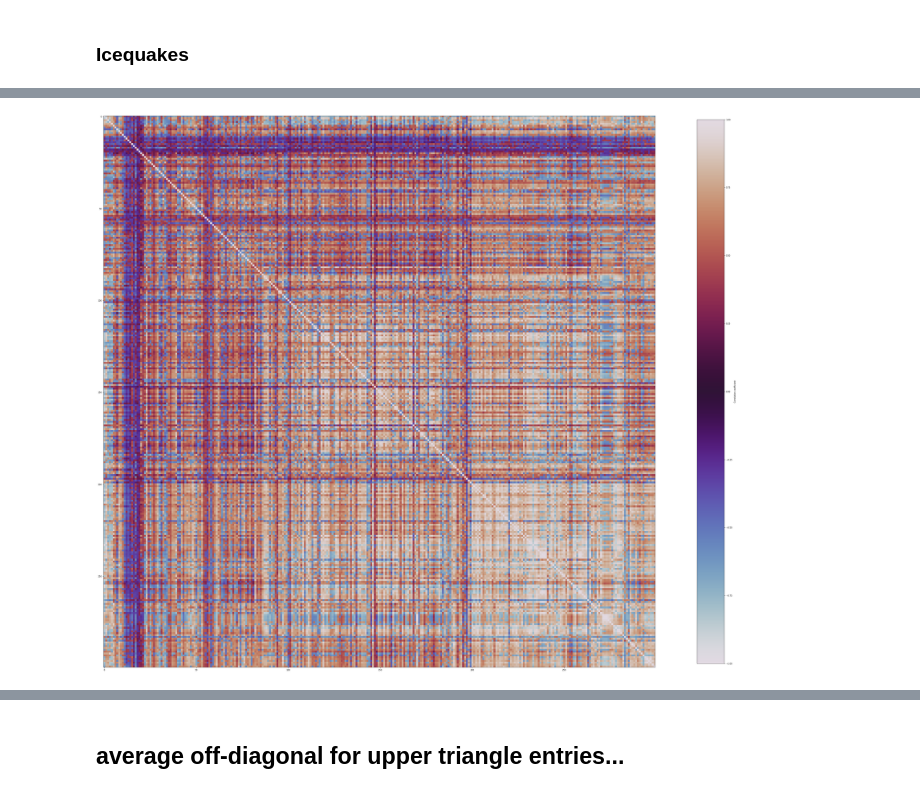
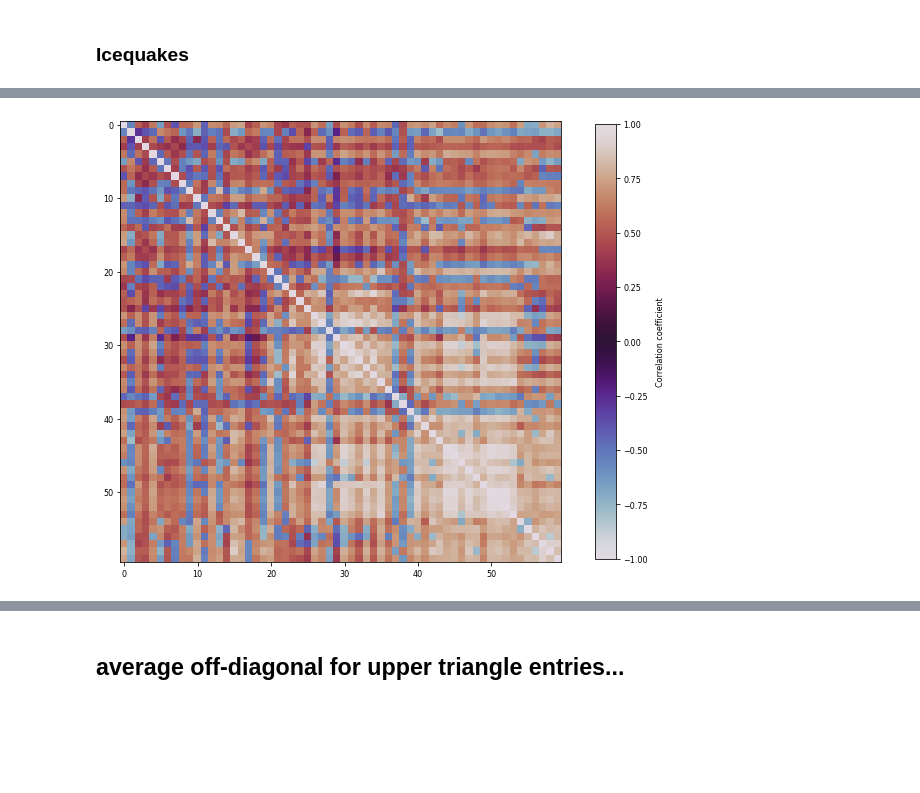
Before and after one commit to tsawi/Unsupervised_ML_Gornergletscher, a Jupyter notebook: notebooks/plotting_SuppFigs-CC.ipynb, the cells around one changed output, grey strips where cells are left out. Cells and saved outputs as stored; diff of their text form; code cells hidden in the pictures; blank space fills up the shorter version.

Commit message:
figure updates

```diff
--- a/notebooks/plotting_SuppFigs-CC.ipynb
+++ b/notebooks/plotting_SuppFigs-CC.ipynb
@@ -473,12 +487,17 @@ saving CC topF = 100...
+# %%
+cc_mat = np.load(f'../data/interim/ccMat_top{topF}_SS.npy')
+cc_mat.shape
+# np.save(f'../data/interim/ccMat_top{topF}.npy',cc_mat)
+# np.save(f'../data/interim/ccLagMat_top{topF}.npy',lag_mat)
 # %%
 plt.rcParams['image.cmap']='twilight'
-plt.figure(figsize=(50,50))
+plt.figure(figsize=(10,10))
 plt.imshow(cc_mat)
 cbar = plt.colorbar(pad=.06,shrink=.8)
 cbar.set_label('Correlation coefficient',labelpad=8)#,fontsize = 14)
 
 plt.clim(-1,1)
 
 plt.savefig(pathFig + f'Supp_CCMat_top{topF}.png')
 # %% [output]
-[figure, old version]
+[figure, new version]
```
Also changed, not shown: parts of 11 cells of this notebook, 19 other files.
